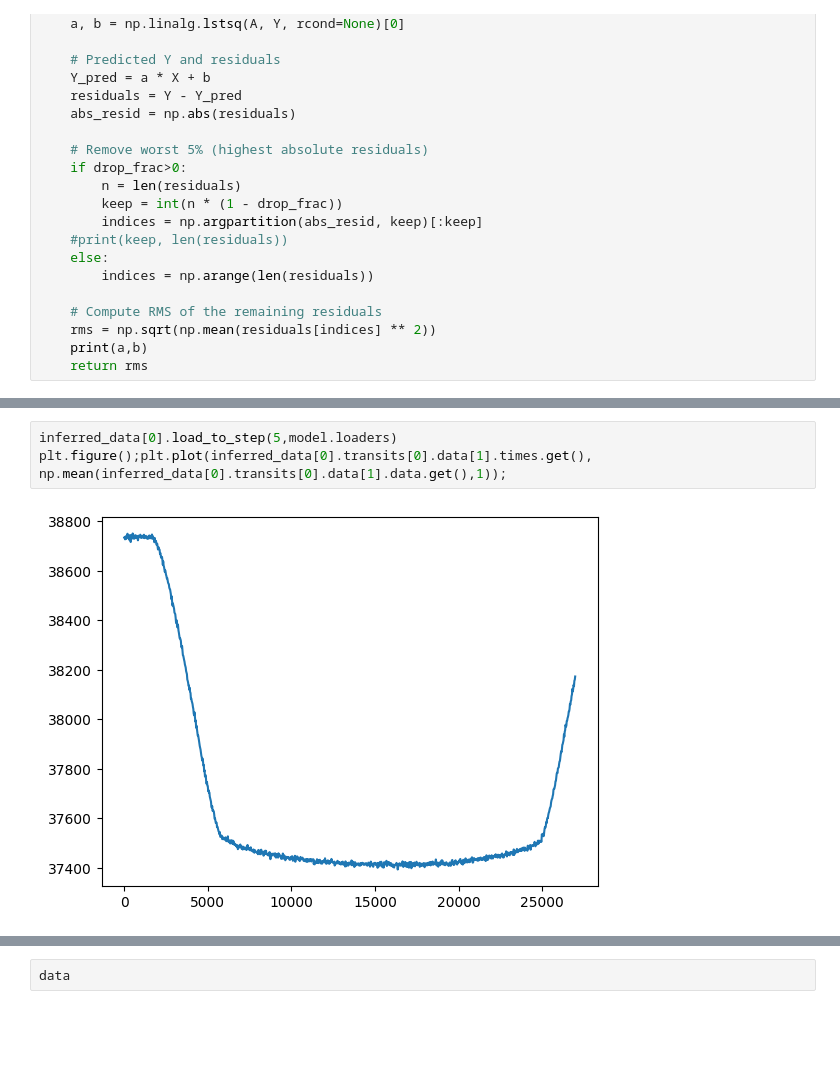
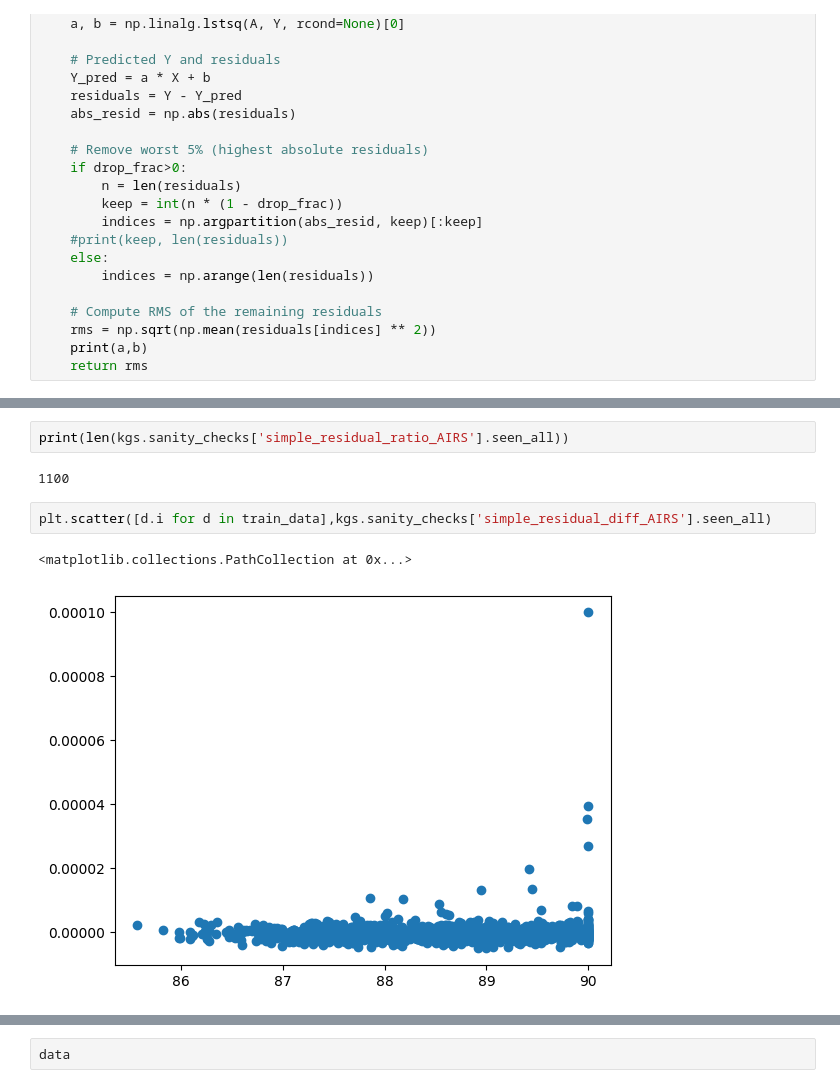
Before and after one commit to jcottaar/ariel2, a Jupyter notebook: analysis/test_simple_model_dive.ipynb, the cells around one changed output, grey strips where cells are left out. Drawn from its saved outputs; the diff is of its cells as text; blank space fills up the shorter version.

```diff
--- a/analysis/test_simple_model_dive.ipynb
+++ b/analysis/test_simple_model_dive.ipynb
@@ -85,5 +94,9 @@ for dd in [train_data[ind]]:#[train_data[0], train_data[ind]]:
-# %%
-inferred_data[0].load_to_step(5,model.loaders)
-plt.figure();plt.plot(inferred_data[0].transits[0].data[1].times.get(), np.mean(inferred_data[0].transits[0].data[1].data.get(),1));
-# %% [output]
-[figure, removed]
+# %%
+print(len(kgs.sanity_checks['simple_residual_ratio_AIRS'].seen_all))
+# %% [output]
+1100
+# %%
+plt.scatter([d.i for d in train_data],kgs.sanity_checks['simple_residual_diff_AIRS'].seen_all)
+# %% [output]
+<matplotlib.collections.PathCollection at 0x...>
+[figure, added]
```
Also changed, not shown: parts of 13 cells of this notebook, 4 other files.
